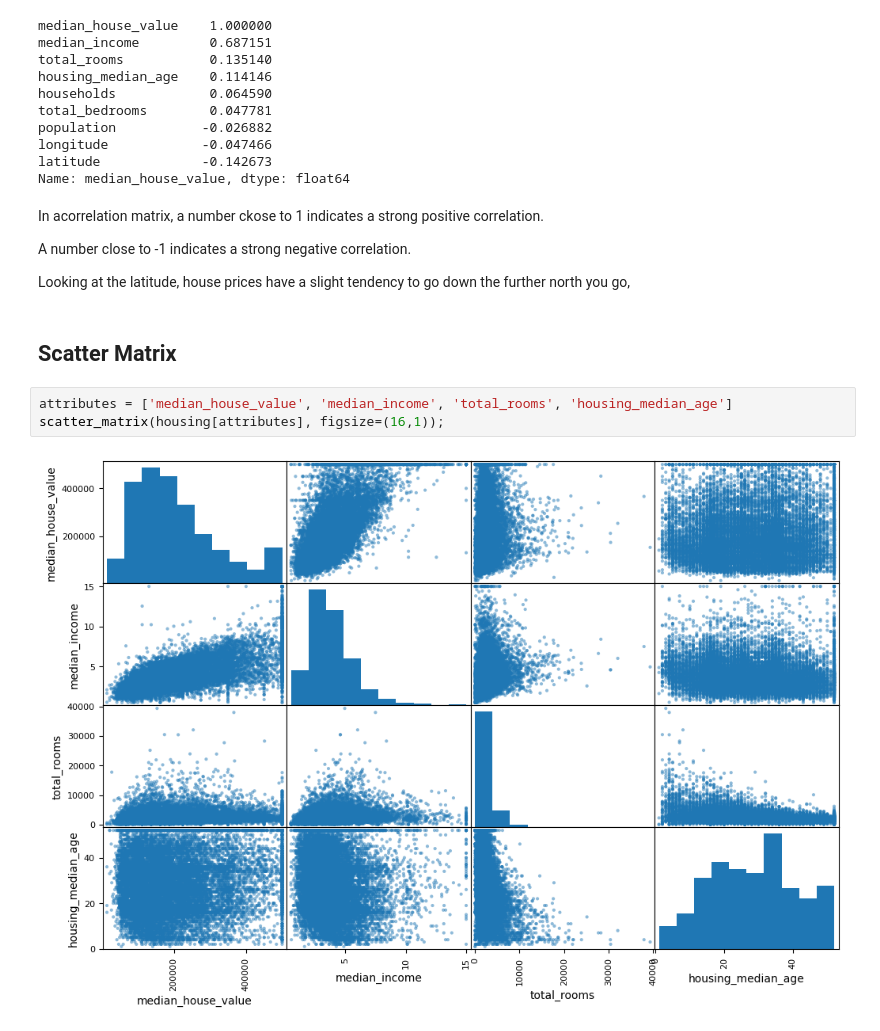
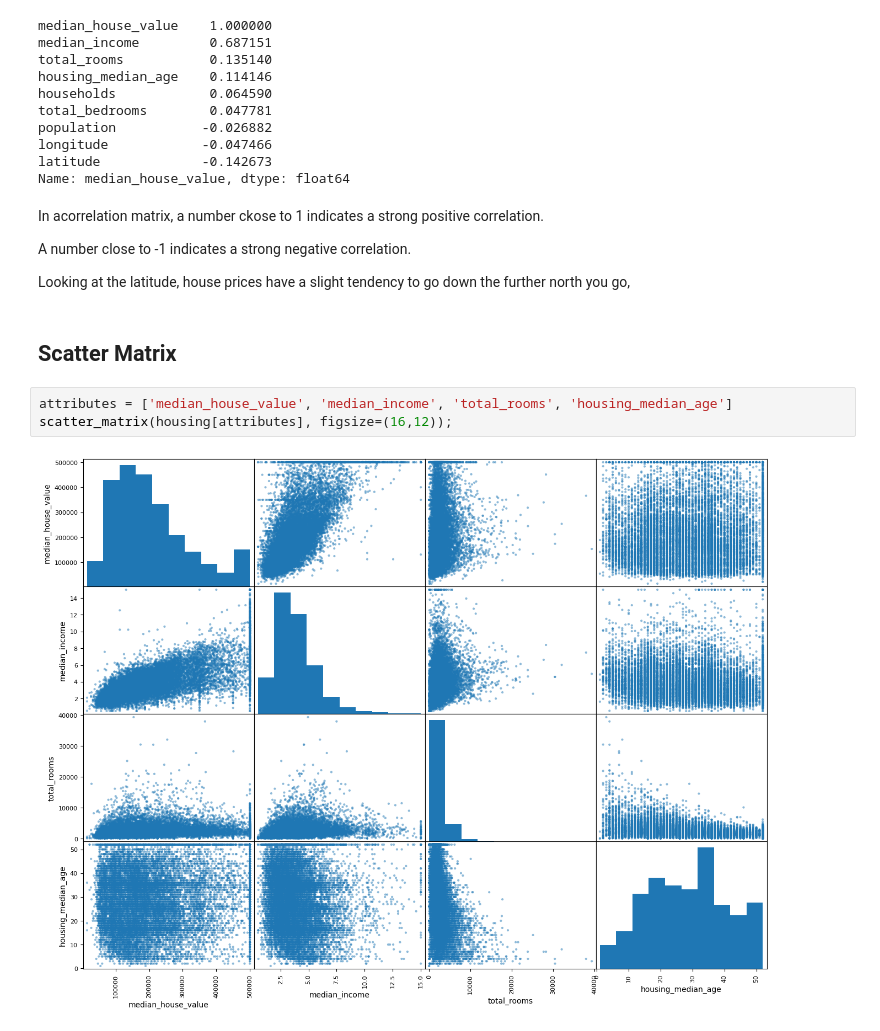
Before and after one commit to BigEd12/housing_ml, a Jupyter notebook: Housing.ipynb, the cells around one changed output. Drawn from its saved outputs; the diff is of its cells as text.

```diff
--- a/Housing.ipynb
+++ b/Housing.ipynb
@@ -189,16 +189,16 @@ population           -0.026882
 longitude            -0.047466
 latitude             -0.142673
 Name: median_house_value, dtype: float64
-# %% [markdown]
-In acorrelation matrix, a number ckose to 1 indicates a strong positive correlation.
-
-A number close to -1 indicates a strong negative correlation.
-
-Looking at the latitude, house prices have a slight tendency to go down the further north you go,
-# %% [markdown]
-## Scatter Matrix
-# %%
-attributes = ['median_house_value', 'median_income', 'total_rooms', 'housing_median_age']
-scatter_matrix(housing[attributes], figsize=(16,1));
-# %% [output]
-[figure, removed]
+# %% [markdown]
+In acorrelation matrix, a number ckose to 1 indicates a strong positive correlation.
+
+A number close to -1 indicates a strong negative correlation.
+
+Looking at the latitude, house prices have a slight tendency to go down the further north you go,
+# %% [markdown]
+## Scatter Matrix
+# %%
+attributes = ['median_house_value', 'median_income', 'total_rooms', 'housing_median_age']
+scatter_matrix(housing[attributes], figsize=(16,12));
+# %% [output]
+[figure, added]
```
Also changed, not shown: parts of 11 cells of this notebook.
